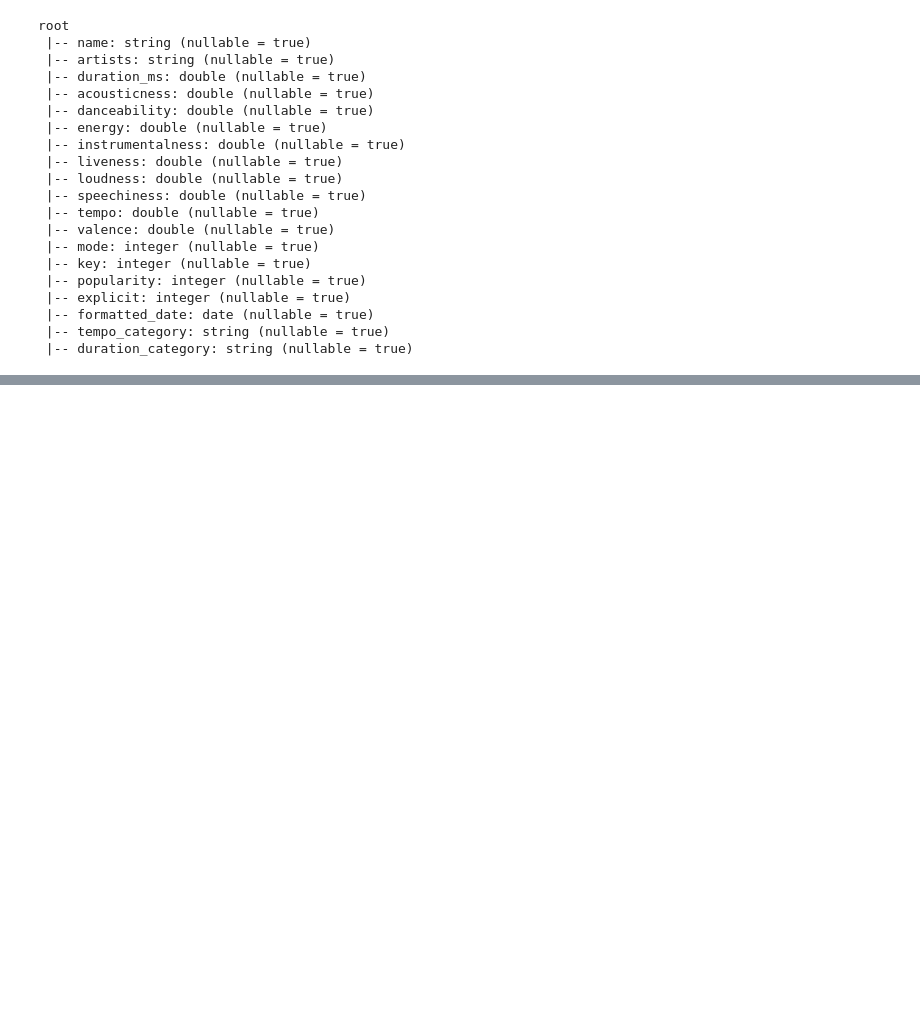
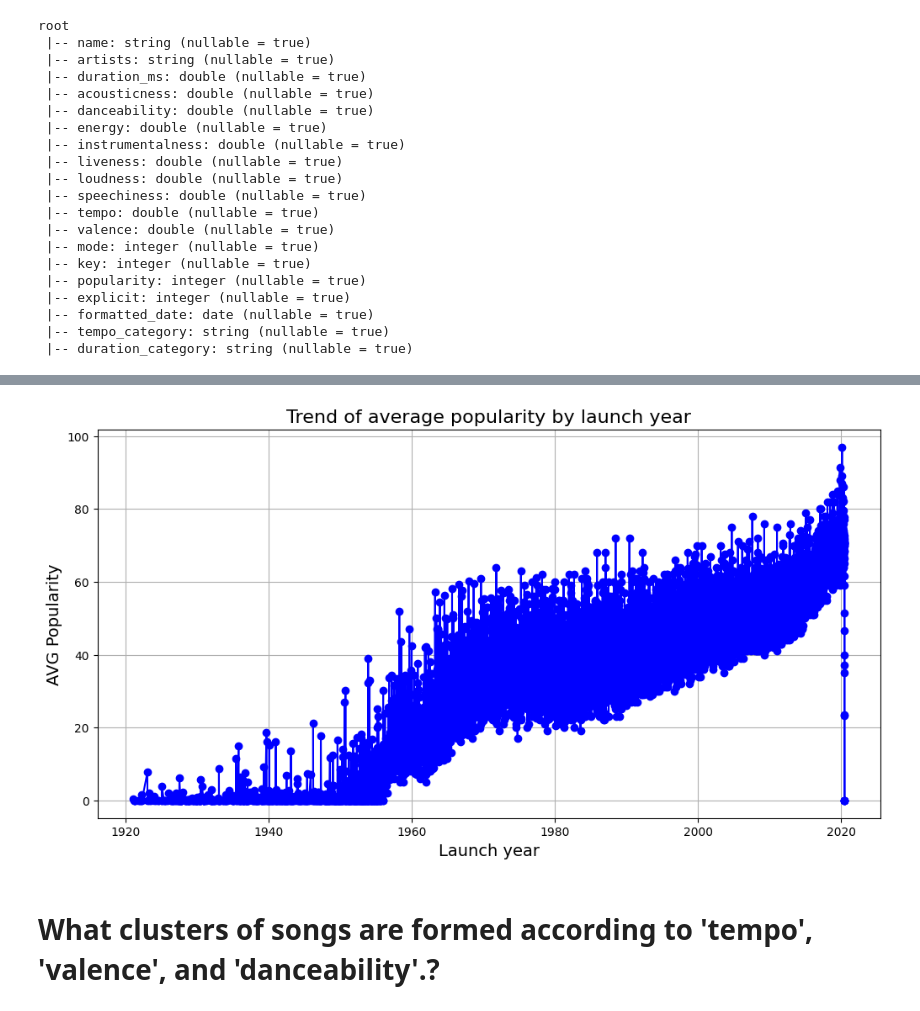
Before and after one commit to projects-data-engineer/spotify-pyspark, a Jupyter notebook: spotify_curiosity.ipynb, the cells around one changed output, grey strips where cells are left out. Drawn from its saved outputs; the diff is of its cells as text; code cells hidden in the pictures; blank space fills up the shorter version.

```diff
--- a/spotify_curiosity.ipynb
+++ b/spotify_curiosity.ipynb
@@ -60,0 +71,3 @@ avg_duration_top_songs = top_songs.selectExpr("avg(duration_ms) as avg_duration"
+# %%
+popularity_by_year = df.groupBy("formatted_date").avg("popularity").orderBy("formatted_date")
+popularity_by_year.show()
@@ -60,0 +92,14 @@ avg_duration_top_songs = top_songs.selectExpr("avg(duration_ms) as avg_duration"
+# %%
+popularity_by_year_pd = popularity_by_year.toPandas()
+# %%
+plt.figure(figsize=(12,6))
+plt.plot(popularity_by_year_pd["formatted_date"], popularity_by_year_pd["avg(popularity)"], marker='o', color='b')
+plt.title("Trend of average popularity by launch year",fontsize=16)
+plt.xlabel("Launch year", fontsize=14)
+plt.ylabel("AVG Popularity", fontsize=14)
+plt.grid(True)
+plt.show()
+# %% [output]
+[figure, added]
+# %% [markdown]
+# What clusters of songs are formed according to 'tempo', 'valence', and 'danceability'.?
```
Also changed, not shown: parts of 32 cells of this notebook, 1 other file.
